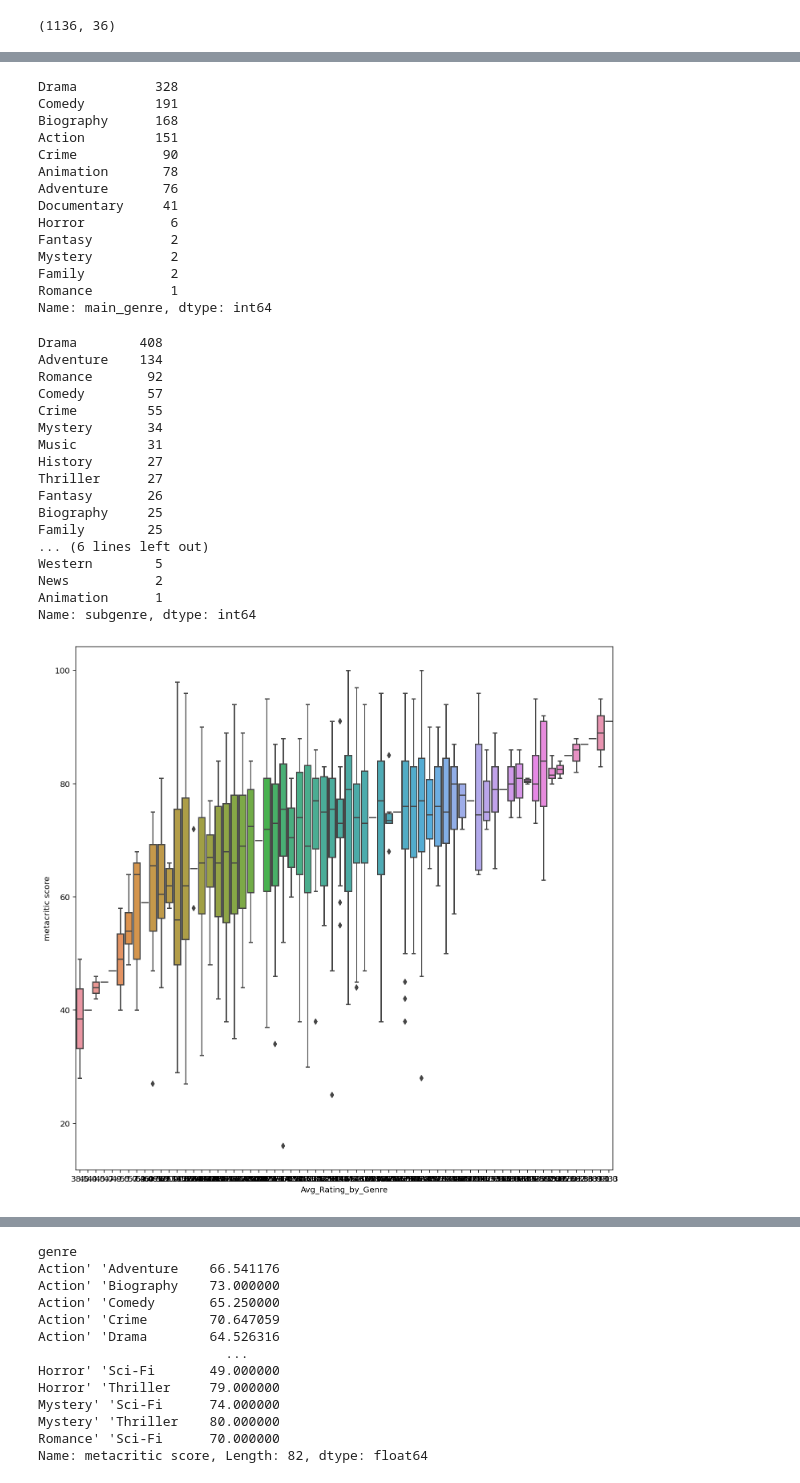
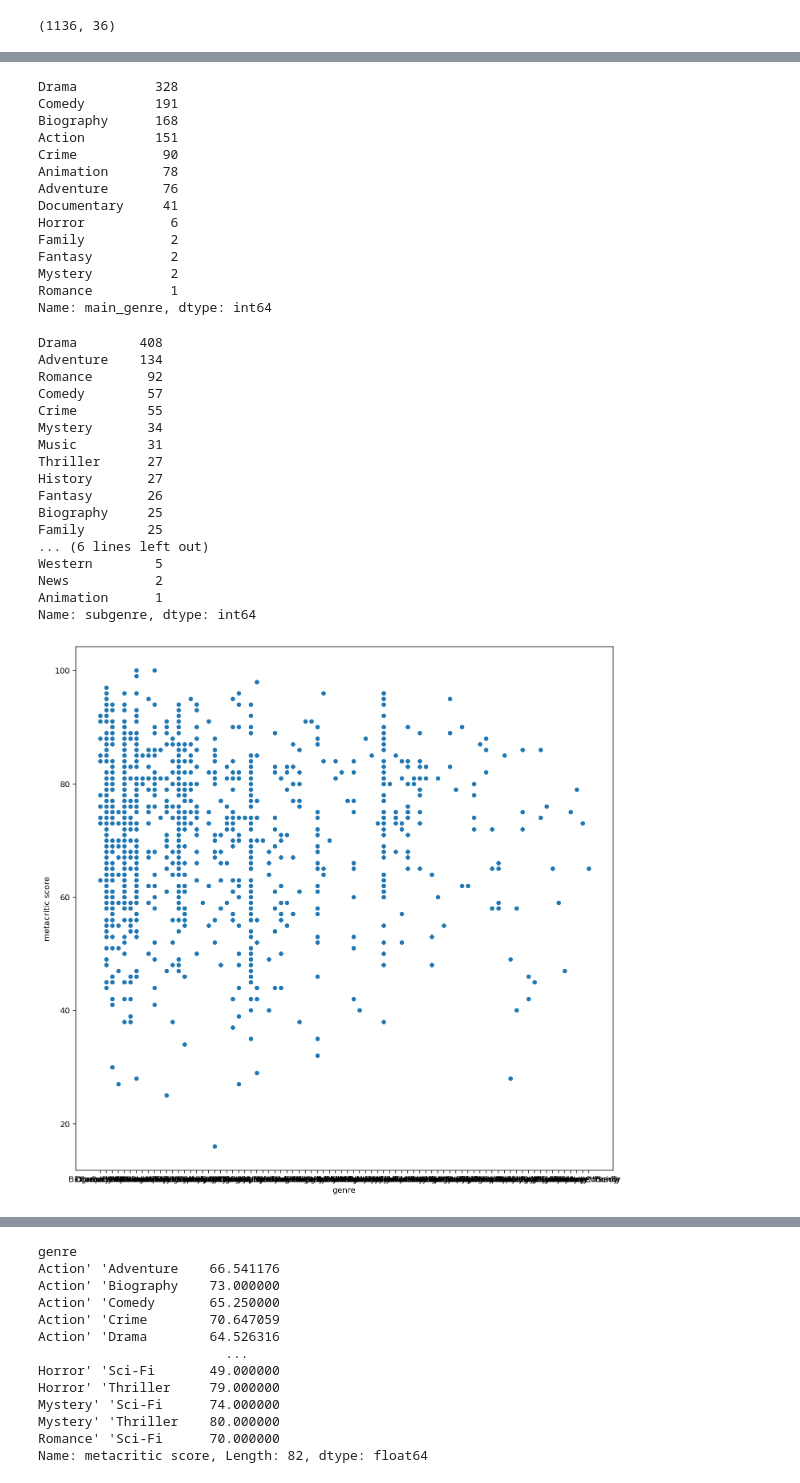
Before and after one commit to SibongileT/MetacriticScorePredictions, a Jupyter notebook: FeatureExploration.ipynb, the cells around one changed output, grey strips where cells are left out. Saved outputs shown, nothing was run; the diff lists cells and outputs as text; code cells hidden in the pictures.

```diff
--- a/FeatureExploration.ipynb
+++ b/FeatureExploration.ipynb
@@ -62,3 +63,8 @@ sns.displot(oscars_df, x="main_genre", hue="metacritic score");
 [figure]
 # %% [markdown]
 ## Create dummies for awards
+# %%
+ce_target = ce.TargetEncoder(cols = ['Awards'])
+ce_target.fit(oscars_df, oscars_df['metacritic score'])
+
+ce_target.transform(oscars_df, oscars_df['metacritic score'])
@@ -314,9 +369,9 @@ Animation       78
 Adventure       76
 Documentary     41
 Horror           6
+Family           2
 Fantasy          2
 Mystery          2
-Family           2
 Romance          1
 Name: main_genre, dtype: int64
 # %%
@@ -329,8 +384,8 @@ Comedy        57
 Crime         55
 Mystery       34
 Music         31
+Thriller      27
 History       27
-Thriller      27
 Fantasy       26
 Biography     25
 Family        25
@@ -343,6 +398,6 @@ Name: subgenre, dtype: int64
 oscars_df['Avg_Rating_by_Genre'] = oscars_df.groupby(['genre'])['metacritic score'].transform('mean')
 # %%
 plt.figure(figsize=(12,12))
-sns.boxplot(x='Avg_Rating_by_Genre', y="metacritic score", data=oscars_df);
+sns.scatterplot(x=oscars_df['genre'], y="metacritic score", data=oscars_df);
 # %% [output]
-[figure, old version]
+[figure, new version]
```
Also changed, not shown: parts of 31 cells of this notebook, 29 other files.
